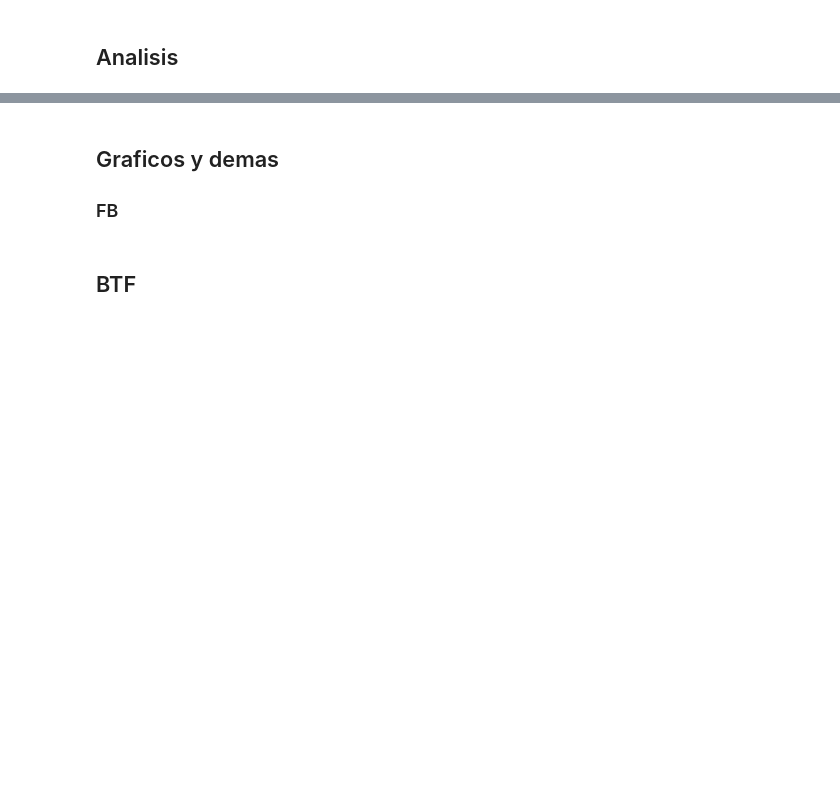
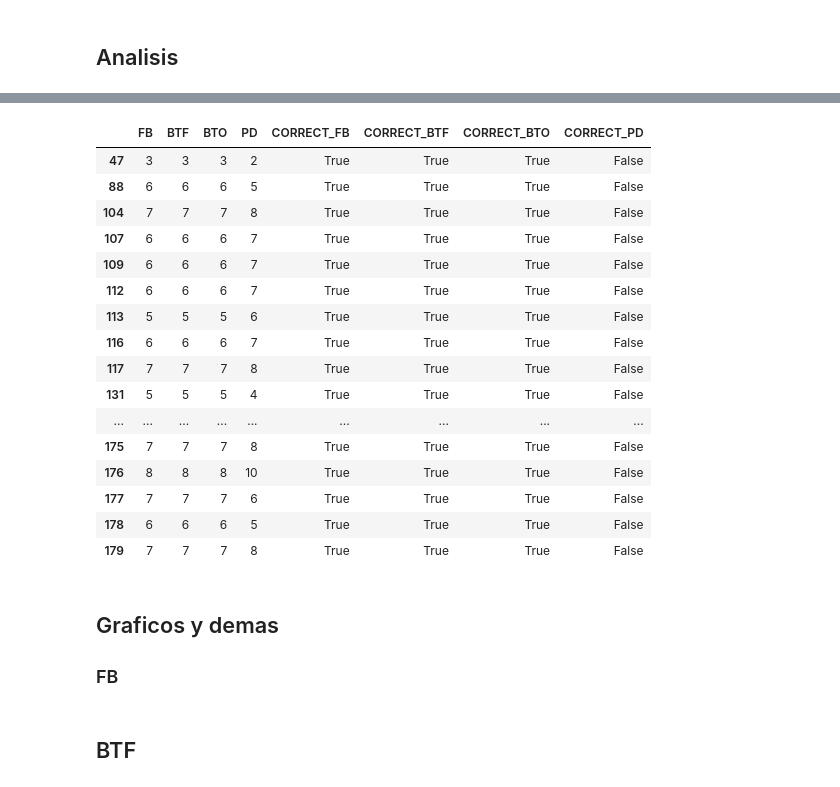
Before and after one commit to pablolp99/tp1-algo3, a Jupyter notebook: tp1-ayed3-notebook.ipynb, the cells around one changed output, grey strips where cells are left out. Cells and saved outputs as stored; diff of their text form; code cells hidden in the pictures; blank space fills up the shorter version.

```diff
--- a/tp1-ayed3-notebook.ipynb
+++ b/tp1-ayed3-notebook.ipynb
@@ -93,3 +78,23 @@ pd.DataFrame(res[['CORRECT_FB','CORRECT_BTF','CORRECT_BTO','CORRECT_PD']].sum())
+# %%
+res.loc[~res.CORRECT_PD]
+# %% [output]
+|  | FB | BTF | BTO | PD | CORRECT_FB | CORRECT_BTF | CORRECT_BTO | CORRECT_PD |
+| 47 | 3 | 3 | 3 | 2 | True | True | True | False |
+| 88 | 6 | 6 | 6 | 5 | True | True | True | False |
+| 104 | 7 | 7 | 7 | 8 | True | True | True | False |
+| 107 | 6 | 6 | 6 | 7 | True | True | True | False |
+| 109 | 6 | 6 | 6 | 7 | True | True | True | False |
+| 112 | 6 | 6 | 6 | 7 | True | True | True | False |
+| 113 | 5 | 5 | 5 | 6 | True | True | True | False |
+| 116 | 6 | 6 | 6 | 7 | True | True | True | False |
+| 117 | 7 | 7 | 7 | 8 | True | True | True | False |
+| 131 | 5 | 5 | 5 | 4 | True | True | True | False |
+| ... | ... | ... | ... | ... | ... | ... | ... | ... |
+| 175 | 7 | 7 | 7 | 8 | True | True | True | False |
+| 176 | 8 | 8 | 8 | 10 | True | True | True | False |
+| 177 | 7 | 7 | 7 | 6 | True | True | True | False |
+| 178 | 6 | 6 | 6 | 5 | True | True | True | False |
+| 179 | 7 | 7 | 7 | 8 | True | True | True | False |
 # %% [markdown]
 ## Graficos y demas
 ### FB
```
Also changed, not shown: parts of 8 cells of this notebook, 4 other files.
